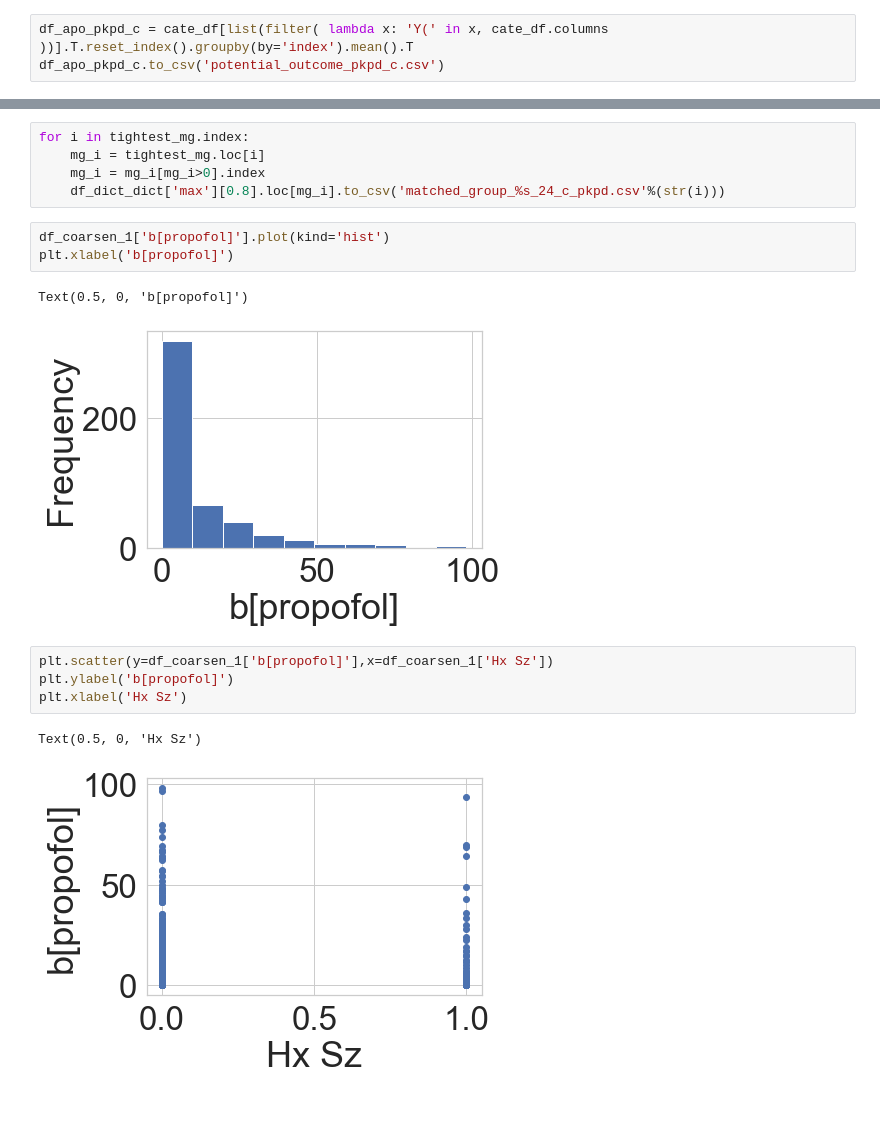
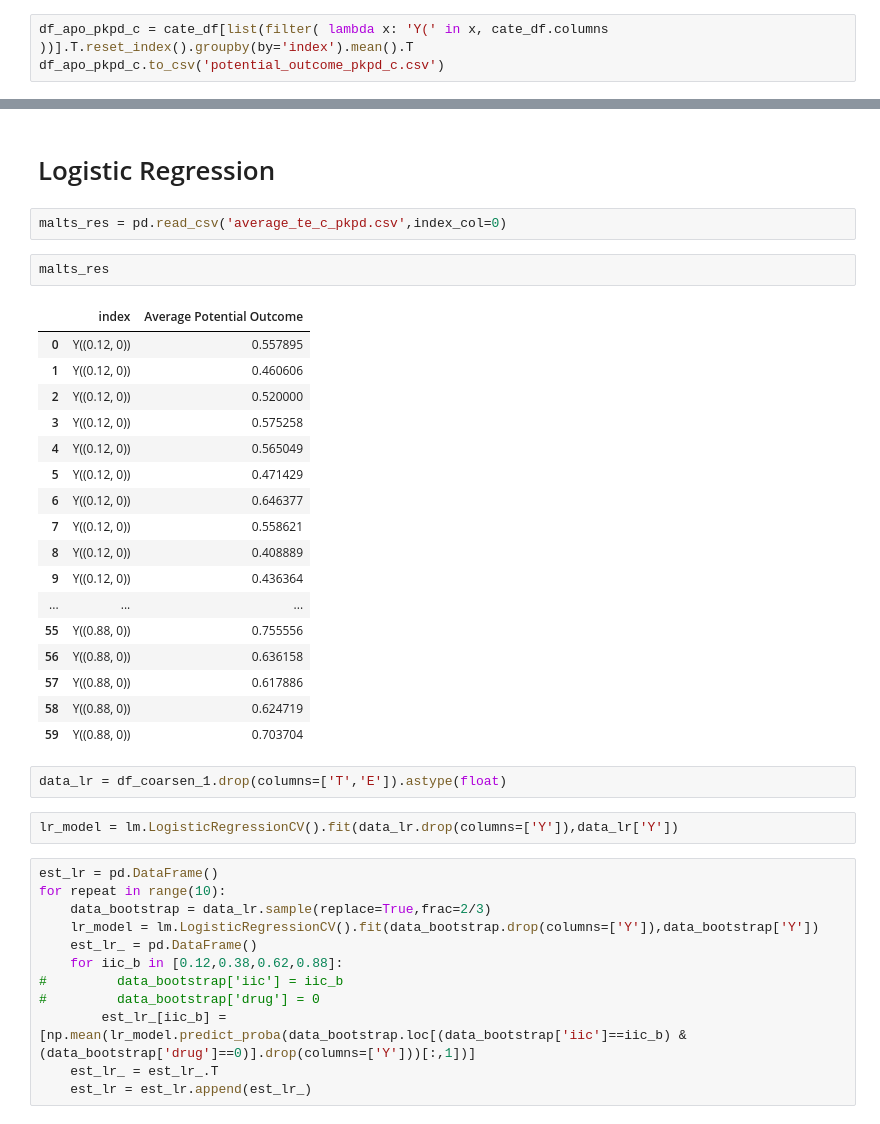
Before and after one commit to Hockey86/iic_causal_inference, a Jupyter notebook: aim2/max_iic.ipynb, the cells around one changed output, grey strips where cells are left out. Drawn from its saved outputs; the diff is of its cells as text.

```diff
--- a/aim2/max_iic.ipynb
+++ b/aim2/max_iic.ipynb
@@ -792,18 +558,40 @@ tightest_mg = (m_dict_dict['max'][0.8].MG_matrix.loc[tightest_matched_units]>24)
-# %%
-for i in tightest_mg.index:
-    mg_i = tightest_mg.loc[i]
-    mg_i = mg_i[mg_i>0].index
-    df_dict_dict['max'][0.8].loc[mg_i].to_csv('matched_group_%s_24_c_pkpd.csv'%(str(i)))
-# %%
-df_coarsen_1['b[propofol]'].plot(kind='hist')
-plt.xlabel('b[propofol]')
-# %% [output]
-Text(0.5, 0, 'b[propofol]')
-[figure, removed]
-# %%
-plt.scatter(y=df_coarsen_1['b[propofol]'],x=df_coarsen_1['Hx Sz'])
-plt.ylabel('b[propofol]')
-plt.xlabel('Hx Sz')
-# %% [output]
-Text(0.5, 0, 'Hx Sz')
-[figure, removed]
+# %% [markdown]
+# Logistic Regression
+# %%
+malts_res = pd.read_csv('average_te_c_pkpd.csv',index_col=0)
+# %%
+malts_res
+# %% [output]
+|  | index | Average Potential Outcome |
+| 0 | Y((0.12, 0)) | 0.557895 |
+| 1 | Y((0.12, 0)) | 0.460606 |
+| 2 | Y((0.12, 0)) | 0.520000 |
+| 3 | Y((0.12, 0)) | 0.575258 |
+| 4 | Y((0.12, 0)) | 0.565049 |
+| 5 | Y((0.12, 0)) | 0.471429 |
+| 6 | Y((0.12, 0)) | 0.646377 |
+| 7 | Y((0.12, 0)) | 0.558621 |
+| 8 | Y((0.12, 0)) | 0.408889 |
+| 9 | Y((0.12, 0)) | 0.436364 |
+| ... | ... | ... |
+| 55 | Y((0.88, 0)) | 0.755556 |
+| 56 | Y((0.88, 0)) | 0.636158 |
+| 57 | Y((0.88, 0)) | 0.617886 |
+| 58 | Y((0.88, 0)) | 0.624719 |
+| 59 | Y((0.88, 0)) | 0.703704 |
+# %%
+data_lr = df_coarsen_1.drop(columns=['T','E']).astype(float)
+# %%
+lr_model = lm.LogisticRegressionCV().fit(data_lr.drop(columns=['Y']),data_lr['Y'])
+# %%
+est_lr = pd.DataFrame()
+for repeat in range(10):
+    data_bootstrap = data_lr.sample(replace=True,frac=2/3)
+    lr_model = lm.LogisticRegressionCV().fit(data_bootstrap.drop(columns=['Y']),data_bootstrap['Y'])
+    est_lr_ = pd.DataFrame()
+    for iic_b in [0.12,0.38,0.62,0.88]:
+#         data_bootstrap['iic'] = iic_b
+#         data_bootstrap['drug'] = 0
+        est_lr_[iic_b] = [np.mean(lr_model.predict_proba(data_bootstrap.loc[(data_bootstrap['iic']==iic_b) & (data_bootstrap['drug']==0)].drop(columns=['Y']))[:,1])]
+    est_lr_ = est_lr_.T
+    est_lr = est_lr.append(est_lr_)
```
Also changed, not shown: parts of 40 cells of this notebook.
